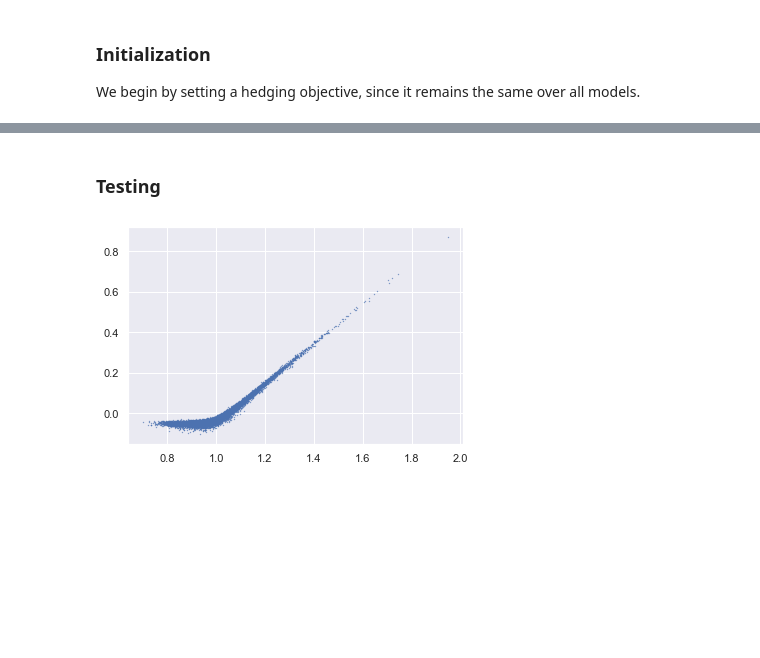
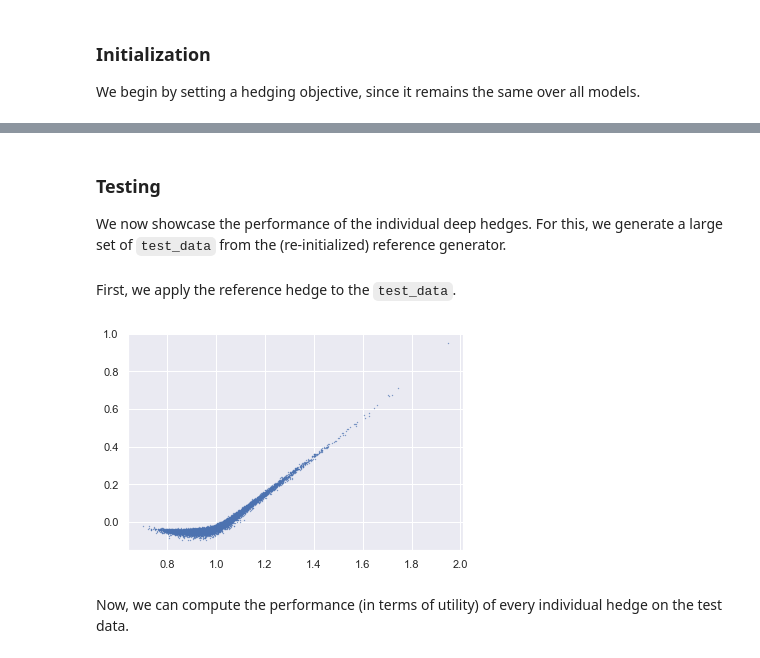
Before and after one commit to YannickLimmer/adversarial-robust-deep-hedging, a Jupyter notebook: HestonTest.ipynb, the cells around one changed output, grey strips where cells are left out. Cells and saved outputs as stored; diff of their text form; code cells hidden in the pictures; blank space fills up the shorter version.

```diff
--- a/HestonTest.ipynb
+++ b/HestonTest.ipynb
@@ -246,3 +264,27 @@ Next, we define the deep hedges.
+# %%
+coef_config = HestonCoefficientConfig(heston_parameters, initial_asset_price=1.0)
+drift_coef, diffusion_coef = HestonDriftCoefficient(coef_config), HestonDiffusionCoefficient(coef_config)
+gen_config = GeneratorConfig(td, drift_coef.get_initial_asset_price, drift_coef, diffusion_coef)
+ref_gen = TrainableHestonGenerator(generator_config=gen_config)
+
+ref_hedge = DeepHedgeHeston(
+    DeepHedgeHestonConfig(
+        derivative=derivative,
+        initial_information_value=torch.tensor([
+                1.0,
+                heston_parameters.reversion_level,
+                HestonGenerator(parameter=heston_parameters).get_correction_term(
+                    td.maturity,
+                    heston_parameters.reversion_level),
+            ], dtype=torch.float32),
+        strategy_config=StrategyNetConfig(
+            dim_of_information_process=2,
+            dim_of_tradable_asset=2,
+            number_of_layers=2,
+            nodes_in_intermediate_layers=100,
+        ),
+    )
+)
 # %%
 deep_hedges = []
 for ps in parameter_sets:
@@ -348,5 +385,7 @@ for i, dh in tqdm(enumerate(deep_hedges), total=number_of_scenarios):
 # %% [markdown]
 ### Testing
+
+We now showcase the performance of the individual deep hedges. For this, we generate a large set of `test_data` from the (re-initialized) reference generator.
 # %%
 reference_generator = HestonGenerator(parameter=heston_parameters).provide_generator(
     initial_value=np.array([1.0, heston_parameters.reversion_level]),
@@ -354,16 +393,20 @@ reference_generator = HestonGenerator(parameter=heston_parameters).provide_gener
     random_number_generator=np.random.default_rng(1111),
 )
 test_data = torch.diff(reference_generator(10000), 1, 1)
+# %% [markdown]
+First, we apply the reference hedge to the `test_data`.
 # %%
-deep_hedges[0].eval()
-deep_hedge_results = np.sum(deep_hedges[0](test_data).detach().numpy() * test_data.numpy()[:, :, (0,2)], axis=(1))
+ref_hedge.eval()
+deep_hedge_results = np.sum(ref_hedge(test_data).detach().numpy() * test_data.numpy()[:, :, (0,2)], axis=(1))
 terminal_values_on_test = np.sum(test_data.numpy(), axis=(1))[:, 0] + 1.0
 plt.scatter(terminal_values_on_test, np.sum(deep_hedge_results, axis=1), s=.1)
 # plt.scatter(terminal_values_on_test, derivative.payoff_for_terminal_asset_values(torch.sum(test_data, dim=1) + 1), s=.1)
-deep_hedges[0].train()
+ref_hedge.train()
 plt.show()
 # %% [output]
-[figure, old version]
+[figure, new version]
+# %% [markdown]
+Now, we can compute the performance (in terms of utility) of every individual hedge on the test data.
 # %%
 oosp = [hedge_objective(dh(test_data)).item() for dh in tqdm(deep_hedges)]
 # %%
```
Also changed, not shown: parts of 67 cells of this notebook.
